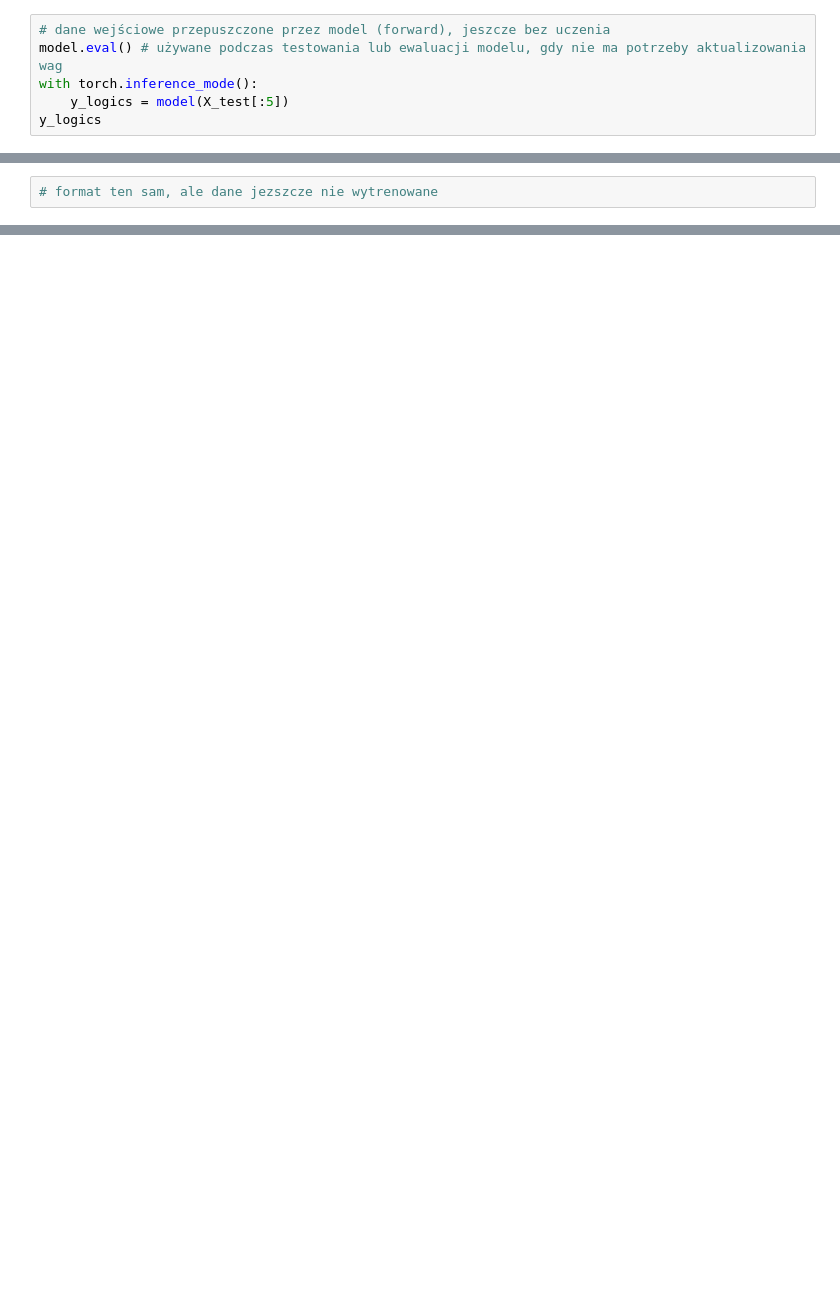
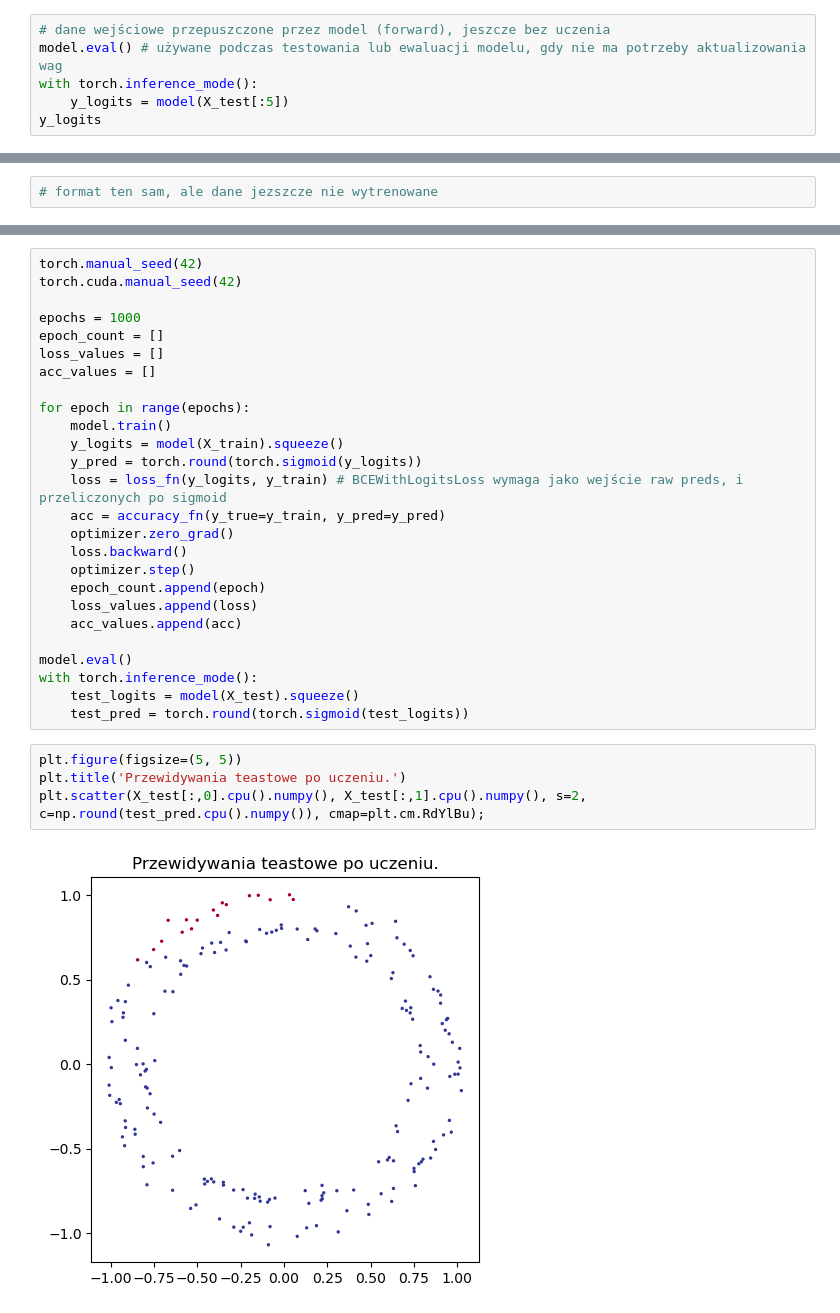
Before and after one commit to DamianPodrazaCode/Python_code, a Jupyter notebook: PyTorch_JN/04_Binary_Classification.ipynb, the cells around one changed output, grey strips where cells are left out. Cells and saved outputs as stored; diff of their text form; blank space fills up the shorter version.

```diff
--- a/PyTorch_JN/04_Binary_Classification.ipynb
+++ b/PyTorch_JN/04_Binary_Classification.ipynb
@@ -134,6 +134,6 @@ tensor([0., 1., 0., 1., 1.], device='cuda:0')
 # dane wejściowe przepuszczone przez model (forward), jeszcze bez uczenia
 model.eval() # używane podczas testowania lub ewaluacji modelu, gdy nie ma potrzeby aktualizowania wag
 with torch.inference_mode():
-    y_logics = model(X_test[:5])
-y_logics
+    y_logits = model(X_test[:5])
+y_logits
 # %% [output]
@@ -174,0 +177,32 @@ tensor([1., 1., 1., 1., 1.], device='cuda:0', grad_fn=<SqueezeBackward0>)
+# %%
+torch.manual_seed(42)
+torch.cuda.manual_seed(42)
+
+epochs = 1000
+epoch_count = []
+loss_values = []
+acc_values = []
+
+for epoch in range(epochs):
+    model.train()
+    y_logits = model(X_train).squeeze()
+    y_pred = torch.round(torch.sigmoid(y_logits))
+    loss = loss_fn(y_logits, y_train) # BCEWithLogitsLoss wymaga jako wejście raw preds, i przeliczonych po sigmoid
+    acc = accuracy_fn(y_true=y_train, y_pred=y_pred)
+    optimizer.zero_grad()
+    loss.backward()
+    optimizer.step()
+    epoch_count.append(epoch)
+    loss_values.append(loss)
+    acc_values.append(acc)
+
+model.eval()
+with torch.inference_mode():
+    test_logits = model(X_test).squeeze()
+    test_pred = torch.round(torch.sigmoid(test_logits))
+# %%
+plt.figure(figsize=(5, 5))
+plt.title('Przewidywania teastowe po uczeniu.')
+plt.scatter(X_test[:,0].cpu().numpy(), X_test[:,1].cpu().numpy(), s=2, c=np.round(test_pred.cpu().numpy()), cmap=plt.cm.RdYlBu);
+# %% [output]
+[figure, added]
```
Also changed, not shown: parts of 11 cells of this notebook, 2 other files.
